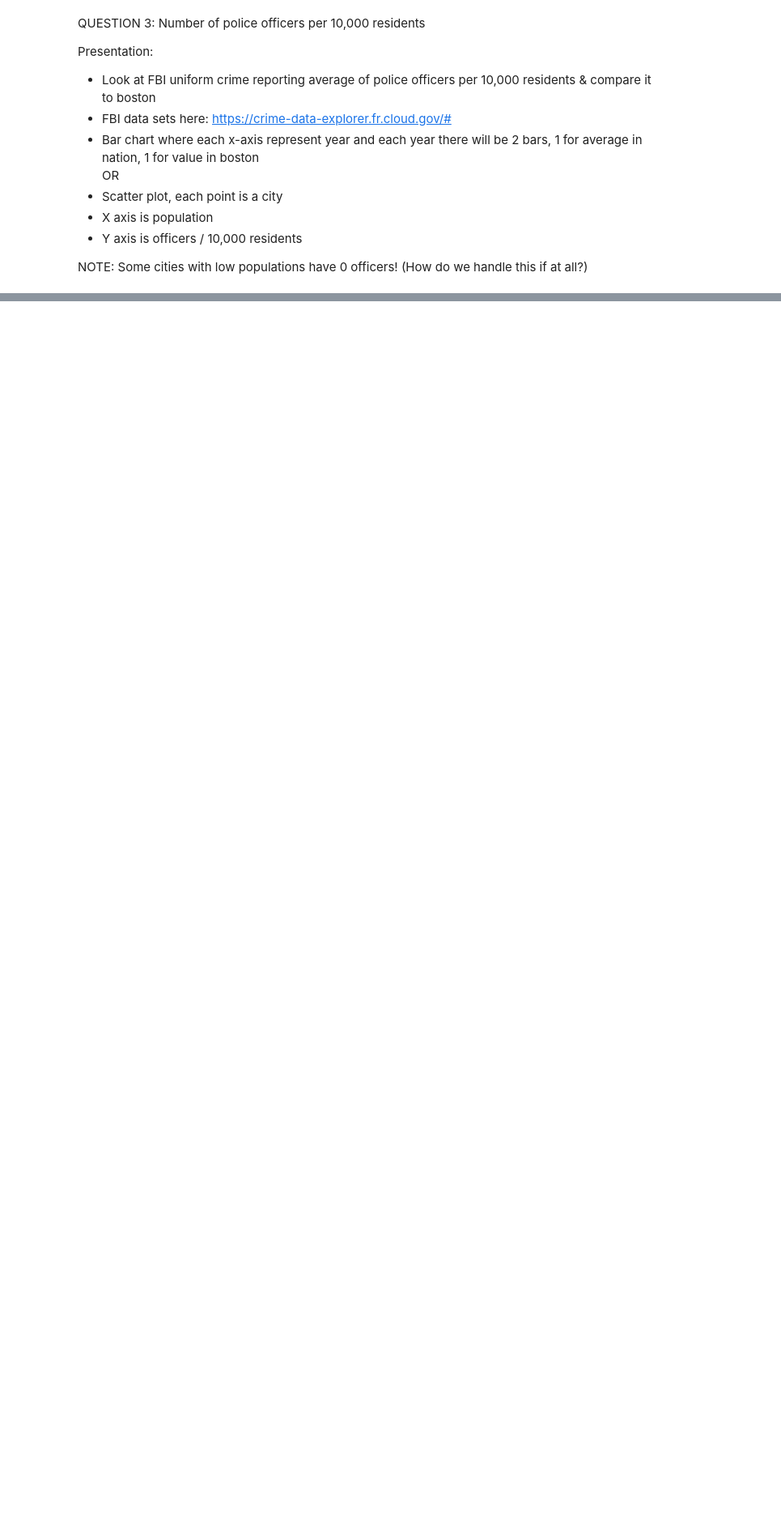
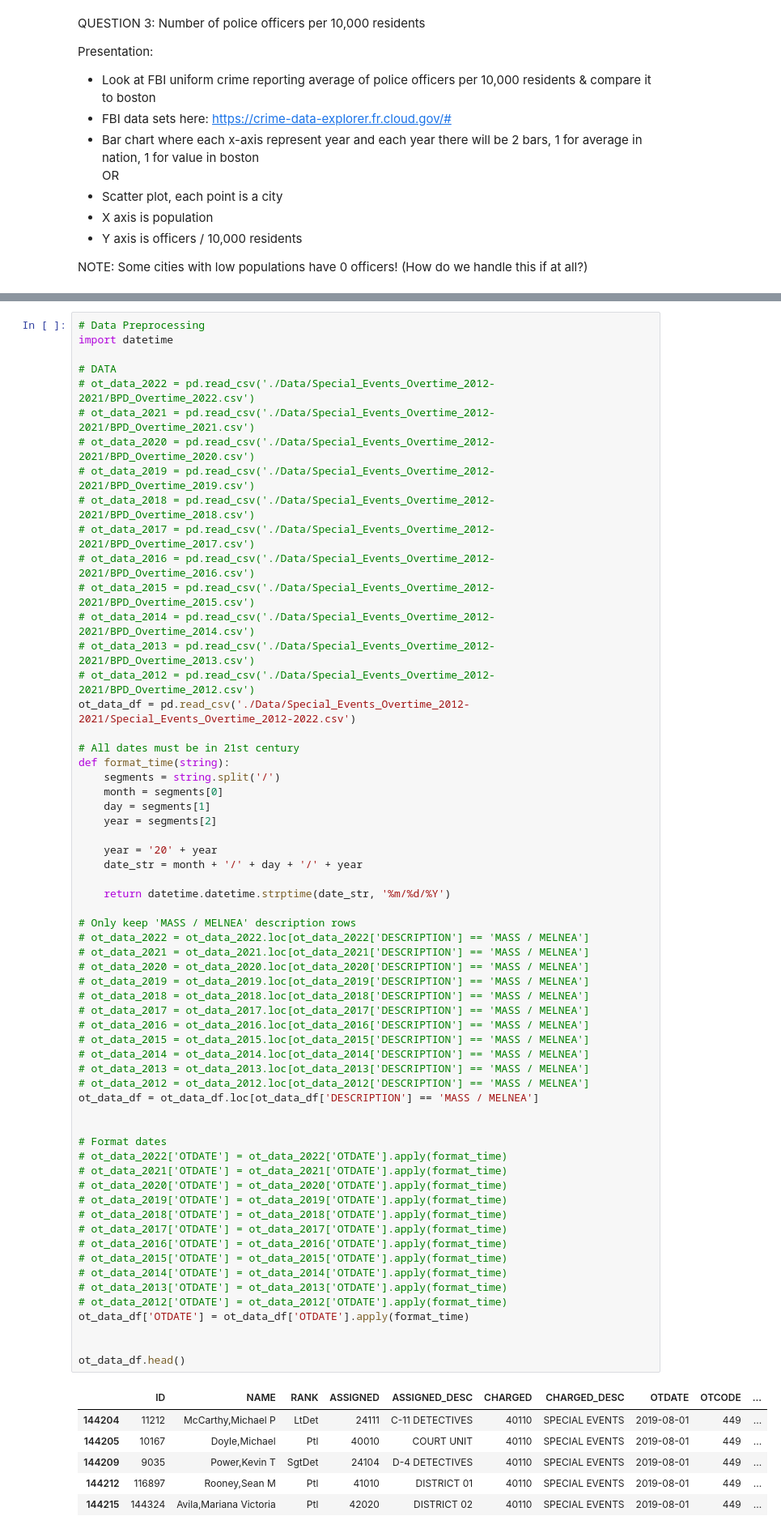
Before and after one commit to yap-ryan/ds-aclu-police-budget-analysis, a Jupyter notebook: fall22-team-2/Ryan.ipynb, the cells around one changed output, grey strips where cells are left out. Shown: that part at 81% size. Saved outputs shown, nothing was run; the diff lists cells and outputs as text; blank space fills up the shorter version.

```diff
--- a/fall22-team-2/Ryan.ipynb
+++ b/fall22-team-2/Ryan.ipynb
@@ -407,0 +536,68 @@ fig5.show()
+# %%
+# Data Preprocessing
+import datetime
+
+# DATA
+# ot_data_2022 = pd.read_csv('./Data/Special_Events_Overtime_2012-2021/BPD_Overtime_2022.csv')
+# ot_data_2021 = pd.read_csv('./Data/Special_Events_Overtime_2012-2021/BPD_Overtime_2021.csv')
+# ot_data_2020 = pd.read_csv('./Data/Special_Events_Overtime_2012-2021/BPD_Overtime_2020.csv')
+# ot_data_2019 = pd.read_csv('./Data/Special_Events_Overtime_2012-2021/BPD_Overtime_2019.csv')
+# ot_data_2018 = pd.read_csv('./Data/Special_Events_Overtime_2012-2021/BPD_Overtime_2018.csv')
+# ot_data_2017 = pd.read_csv('./Data/Special_Events_Overtime_2012-2021/BPD_Overtime_2017.csv')
+# ot_data_2016 = pd.read_csv('./Data/Special_Events_Overtime_2012-2021/BPD_Overtime_2016.csv')
+# ot_data_2015 = pd.read_csv('./Data/Special_Events_Overtime_2012-2021/BPD_Overtime_2015.csv')
+# ot_data_2014 = pd.read_csv('./Data/Special_Events_Overtime_2012-2021/BPD_Overtime_2014.csv')
+# ot_data_2013 = pd.read_csv('./Data/Special_Events_Overtime_2012-2021/BPD_Overtime_2013.csv')
+# ot_data_2012 = pd.read_csv('./Data/Special_Events_Overtime_2012-2021/BPD_Overtime_2012.csv')
+ot_data_df = pd.read_csv('./Data/Special_Events_Overtime_2012-2021/Special_Events_Overtime_2012-2022.csv')
+
+# All dates must be in 21st century
+def format_time(string):
+    segments = string.split('/')
+    month = segments[0]
+    day = segments[1]
+    year = segments[2]
+
+    year = '20' + year
+    date_str = month + '/' + day + '/' + year
+
+    return datetime.datetime.strptime(date_str, '%m/%d/%Y')
+
+# Only keep 'MASS / MELNEA' description rows
+# ot_data_2022 = ot_data_2022.loc[ot_data_2022['DESCRIPTION'] == 'MASS / MELNEA']
+# ot_data_2021 = ot_data_2021.loc[ot_data_2021['DESCRIPTION'] == 'MASS / MELNEA']
+# ot_data_2020 = ot_data_2020.loc[ot_data_2020['DESCRIPTION'] == 'MASS / MELNEA']
+# ot_data_2019 = ot_data_2019.loc[ot_data_2019['DESCRIPTION'] == 'MASS / MELNEA']
+# ot_data_2018 = ot_data_2018.loc[ot_data_2018['DESCRIPTION'] == 'MASS / MELNEA']
+# ot_data_2017 = ot_data_2017.loc[ot_data_2017['DESCRIPTION'] == 'MASS / MELNEA']
+# ot_data_2016 = ot_data_2016.loc[ot_data_2016['DESCRIPTION'] == 'MASS / MELNEA']
+# ot_data_2015 = ot_data_2015.loc[ot_data_2015['DESCRIPTION'] == 'MASS / MELNEA']
+# ot_data_2014 = ot_data_2014.loc[ot_data_2014['DESCRIPTION'] == 'MASS / MELNEA']
+# ot_data_2013 = ot_data_2013.loc[ot_data_2013['DESCRIPTION'] == 'MASS / MELNEA']
+# ot_data_2012 = ot_data_2012.loc[ot_data_2012['DESCRIPTION'] == 'MASS / MELNEA']
+ot_data_df = ot_data_df.loc[ot_data_df['DESCRIPTION'] == 'MASS / MELNEA']
+
+
+# Format dates
+# ot_data_2022['OTDATE'] = ot_data_2022['OTDATE'].apply(format_time)
+# ot_data_2021['OTDATE'] = ot_data_2021['OTDATE'].apply(format_time)
+# ot_data_2020['OTDATE'] = ot_data_2020['OTDATE'].apply(format_time)
+# ot_data_2019['OTDATE'] = ot_data_2019['OTDATE'].apply(format_time)
+# ot_data_2018['OTDATE'] = ot_data_2018['OTDATE'].apply(format_time)
+# ot_data_2017['OTDATE'] = ot_data_2017['OTDATE'].apply(format_time)
+# ot_data_2016['OTDATE'] = ot_data_2016['OTDATE'].apply(format_time)
+# ot_data_2015['OTDATE'] = ot_data_2015['OTDATE'].apply(format_time)
+# ot_data_2014['OTDATE'] = ot_data_2014['OTDATE'].apply(format_time)
+# ot_data_2013['OTDATE'] = ot_data_2013['OTDATE'].apply(format_time)
+# ot_data_2012['OTDATE'] = ot_data_2012['OTDATE'].apply(format_time)
+ot_data_df['OTDATE'] = ot_data_df['OTDATE'].apply(format_time)
+
+
+ot_data_df.head()
+# %% [output]
+|  | ID | NAME | RANK | ASSIGNED | ASSIGNED_DESC | CHARGED | CHARGED_DESC | OTDATE | OTCODE | ... |
+| 144204 | 11212 | McCarthy,Michael P | LtDet | 24111 | C-11 DETECTIVES | 40110 | SPECIAL EVENTS | 2019-08-01 | 449 | ... |
+| 144205 | 10167 | Doyle,Michael | Ptl | 40010 | COURT UNIT | 40110 | SPECIAL EVENTS | 2019-08-01 | 449 | ... |
+| 144209 | 9035 | Power,Kevin T | SgtDet | 24104 | D-4 DETECTIVES | 40110 | SPECIAL EVENTS | 2019-08-01 | 449 | ... |
+| 144212 | 116897 | Rooney,Sean M | Ptl | 41010 | DISTRICT 01 | 40110 | SPECIAL EVENTS | 2019-08-01 | 449 | ... |
+| 144215 | 144324 | Avila,Mariana Victoria | Ptl | 42020 | DISTRICT 02 | 40110 | SPECIAL EVENTS | 2019-08-01 | 449 | ... |
```
Also changed, not shown: parts of 5 cells of this notebook, 1 other file.
